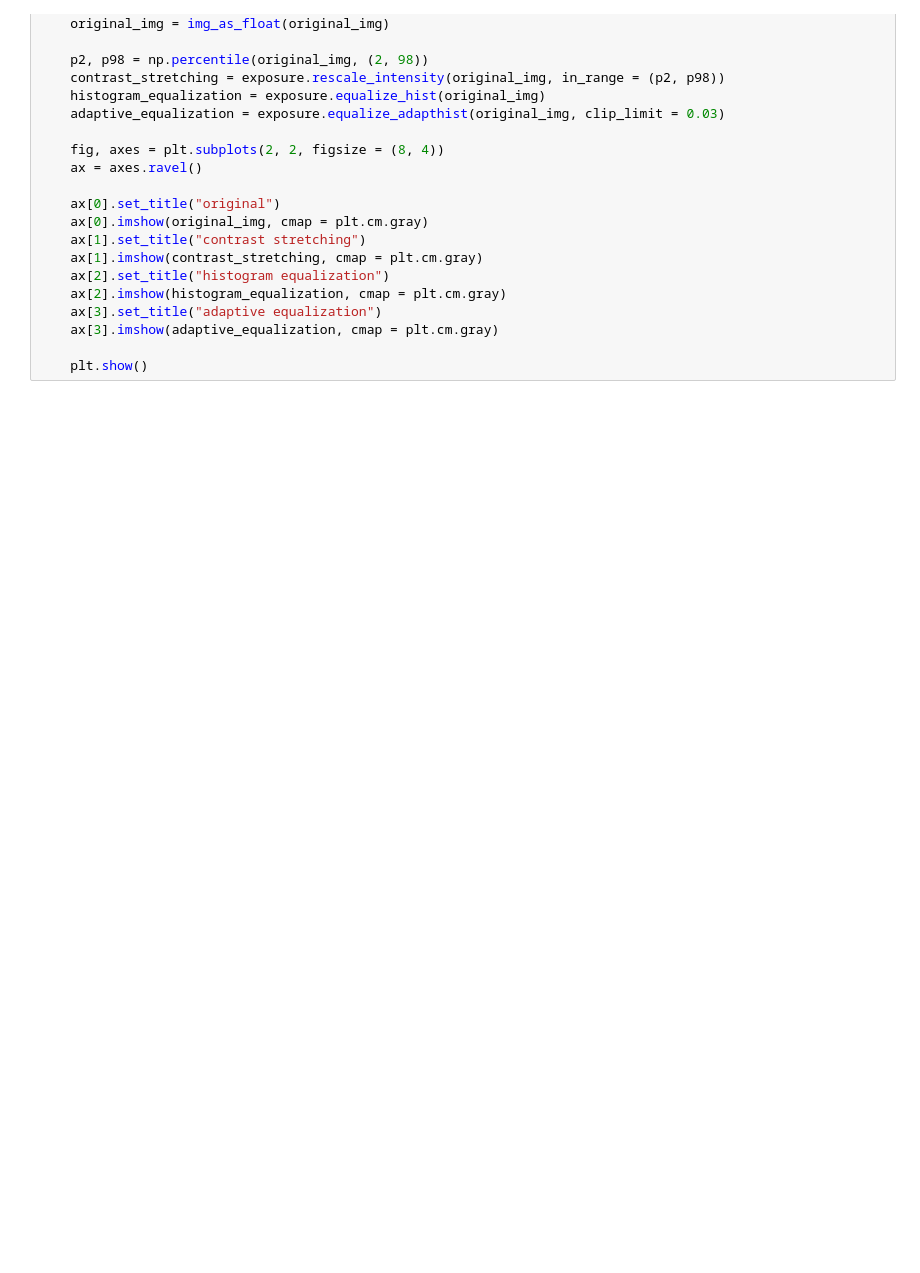
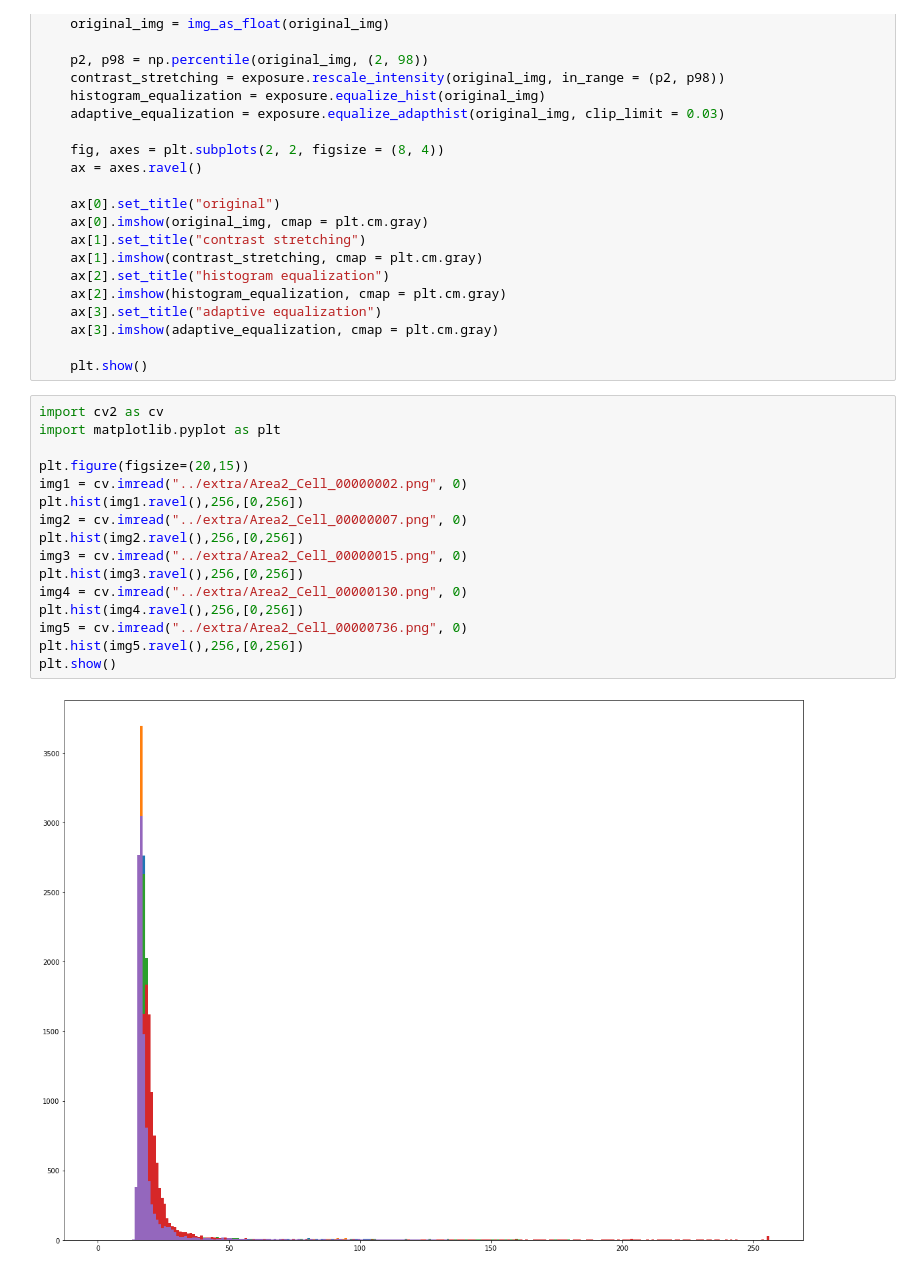
Before and after one commit to majunting/jupyter_notebook, a Jupyter notebook: Untitled.ipynb, the cells around one changed output. Drawn from its saved outputs; the diff is of its cells as text; blank space fills up the shorter version.

```diff
--- a/Untitled.ipynb
+++ b/Untitled.ipynb
@@ -578,3 +578,21 @@ for item in range (1, 142):
     ax[3].imshow(adaptive_equalization, cmap = plt.cm.gray)
 
     plt.show()
+# %%
+import cv2 as cv
+import matplotlib.pyplot as plt
+
+plt.figure(figsize=(20,15))
+img1 = cv.imread("../extra/Area2_Cell_00000002.png", 0)
+plt.hist(img1.ravel(),256,[0,256])
+img2 = cv.imread("../extra/Area2_Cell_00000007.png", 0)
+plt.hist(img2.ravel(),256,[0,256])
+img3 = cv.imread("../extra/Area2_Cell_00000015.png", 0)
+plt.hist(img3.ravel(),256,[0,256])
+img4 = cv.imread("../extra/Area2_Cell_00000130.png", 0)
+plt.hist(img4.ravel(),256,[0,256])
+img5 = cv.imread("../extra/Area2_Cell_00000736.png", 0)
+plt.hist(img5.ravel(),256,[0,256])
+plt.show()
+# %% [output]
+[figure, added]
```
Also changed, not shown: 2 other files.
